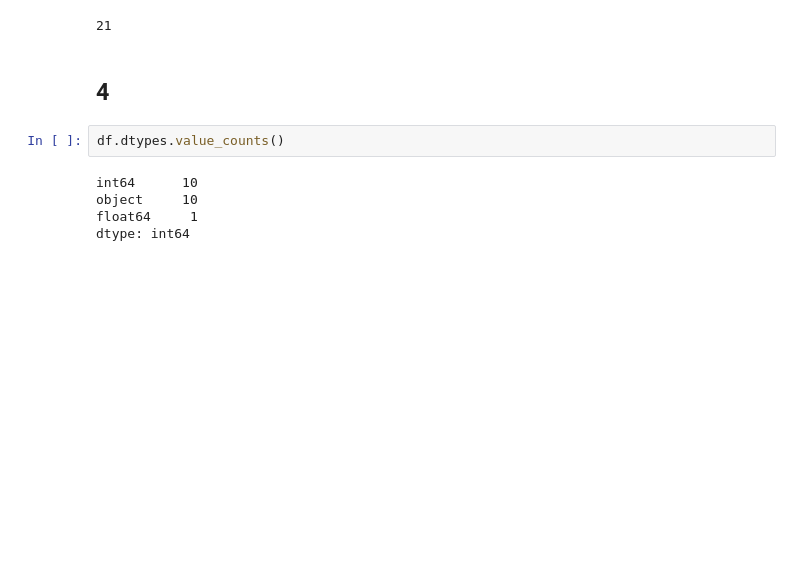
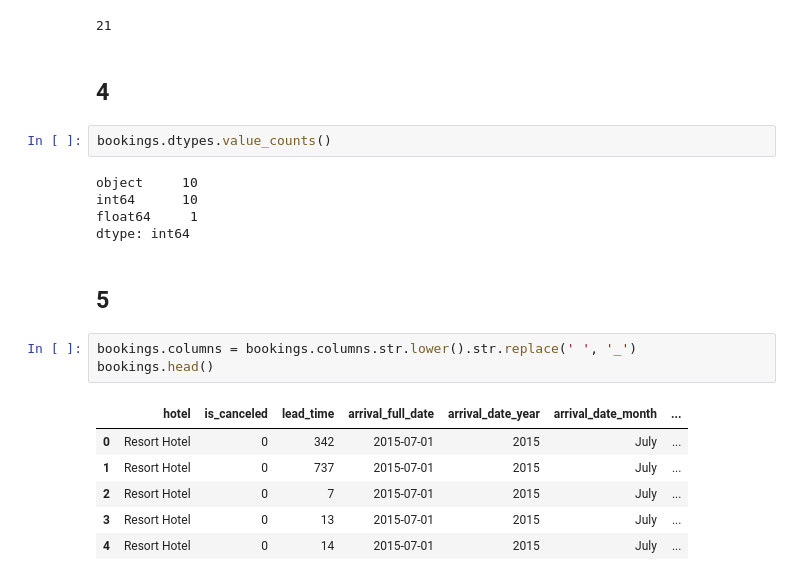
Before and after one commit to gbrs/Demo_Data_Analyst_KC, a Jupyter notebook: lesson_2_miniproject.ipynb, the cells around one changed output. Drawn from its saved outputs; the diff is of its cells as text; blank space fills up the shorter version.

```diff
--- a/lesson_2_miniproject.ipynb
+++ b/lesson_2_miniproject.ipynb
@@ -35,9 +39,21 @@ bookings.shape[1]
 # %% [markdown]
 ## 4
 # %%
-df.dtypes.value_counts()
+bookings.dtypes.value_counts()
 # %% [output]
+object     10
 int64      10
-object     10
 float64     1
 dtype: int64
+# %% [markdown]
+## 5
+# %%
+bookings.columns = bookings.columns.str.lower().str.replace(' ', '_')
+bookings.head()
+# %% [output]
+|  | hotel | is_canceled | lead_time | arrival_full_date | arrival_date_year | arrival_date_month | ... |
+| 0 | Resort Hotel | 0 | 342 | 2015-07-01 | 2015 | July | ... |
+| 1 | Resort Hotel | 0 | 737 | 2015-07-01 | 2015 | July | ... |
+| 2 | Resort Hotel | 0 | 7 | 2015-07-01 | 2015 | July | ... |
+| 3 | Resort Hotel | 0 | 13 | 2015-07-01 | 2015 | July | ... |
+| 4 | Resort Hotel | 0 | 14 | 2015-07-01 | 2015 | July | ... |
```
Also changed, not shown: parts of 22 cells of this notebook.
